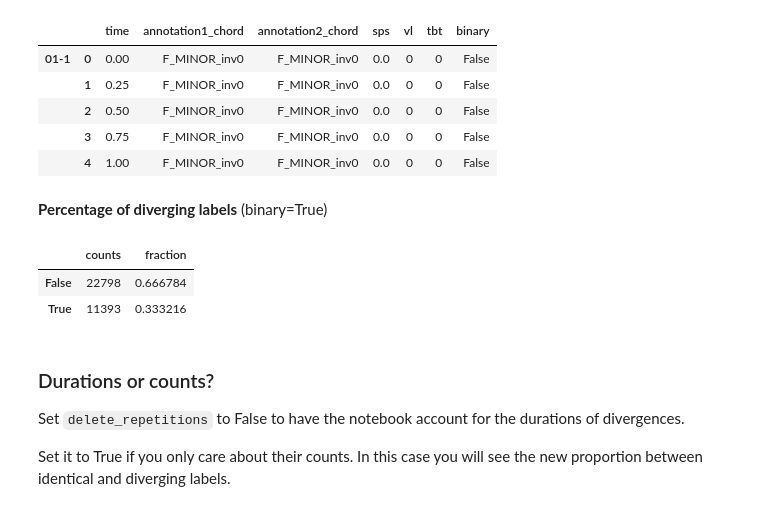
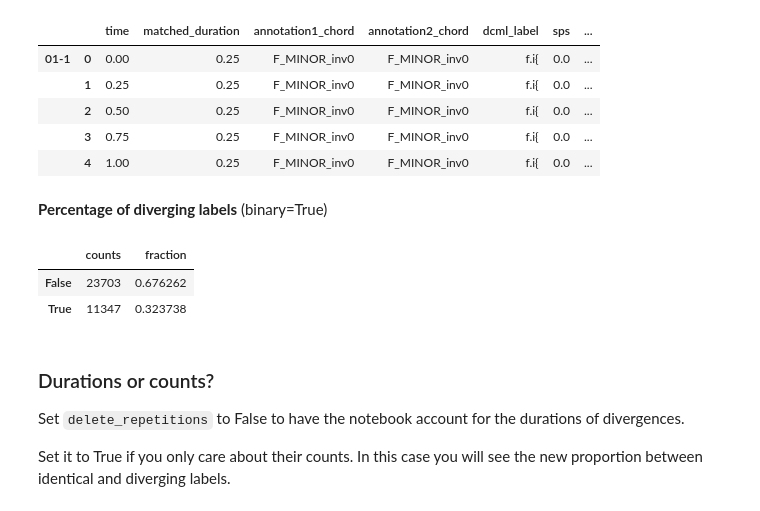
Before and after one commit to DCMLab/chord-eval, a Jupyter notebook: NoteBooks/exploring_differences.ipynb, the cells around one changed output. Drawn from its saved outputs; the diff is of its cells as text; code cells hidden in the pictures.

```diff
--- a/NoteBooks/exploring_differences.ipynb
+++ b/NoteBooks/exploring_differences.ipynb
@@ -13,30 +13,30 @@ def vc(S):
     vc = S.value_counts(dropna=False)
     return pd.concat([vc, vc / vc.sum()], axis=1, keys=['counts', 'fraction'])
 # %%
-data = '../Data/Beethoven_sonata_progression/'
+data = '../Data/sonatas_annotations/progressions'
 csv_files = os.listdir(data)
 fnames = [os.path.splitext(f)[0] for f in csv_files]
 csv_paths = [os.path.join(data, f) for f in csv_files]
 dtypes = dict(binary=bool, vl=int)
 to_frac = lambda f: Fraction(f).limit_denominator(8)
 converters = dict(tbt=to_frac)
 D = pd.concat([pd.read_csv(p, dtype=dtypes, converters=converters) for p in csv_paths], keys=fnames).sort_index()
 D.head()
 # %% [output]
-|  |  | time | annotation1_chord | annotation2_chord | sps | vl | tbt | binary |
-| 01-1 | 0 | 0.00 | F_MINOR_inv0 | F_MINOR_inv0 | 0.0 | 0 | 0 | False |
-|  | 1 | 0.25 | F_MINOR_inv0 | F_MINOR_inv0 | 0.0 | 0 | 0 | False |
-|  | 2 | 0.50 | F_MINOR_inv0 | F_MINOR_inv0 | 0.0 | 0 | 0 | False |
-|  | 3 | 0.75 | F_MINOR_inv0 | F_MINOR_inv0 | 0.0 | 0 | 0 | False |
-|  | 4 | 1.00 | F_MINOR_inv0 | F_MINOR_inv0 | 0.0 | 0 | 0 | False |
+|  |  | time | matched_duration | annotation1_chord | annotation2_chord | dcml_label | sps | ... |
+| 01-1 | 0 | 0.00 | 0.25 | F_MINOR_inv0 | F_MINOR_inv0 | f.i{ | 0.0 | ... |
+|  | 1 | 0.25 | 0.25 | F_MINOR_inv0 | F_MINOR_inv0 | f.i{ | 0.0 | ... |
+|  | 2 | 0.50 | 0.25 | F_MINOR_inv0 | F_MINOR_inv0 | f.i{ | 0.0 | ... |
+|  | 3 | 0.75 | 0.25 | F_MINOR_inv0 | F_MINOR_inv0 | f.i{ | 0.0 | ... |
+|  | 4 | 1.00 | 0.25 | F_MINOR_inv0 | F_MINOR_inv0 | f.i{ | 0.0 | ... |
 # %% [markdown]
 **Percentage of diverging labels** (binary=True)
 # %%
 vc(D.binary)
 # %% [output]
 |  | counts | fraction |
-| False | 22798 | 0.666784 |
-| True | 11393 | 0.333216 |
+| False | 23703 | 0.676262 |
+| True | 11347 | 0.323738 |
 # %% [markdown]
 ### Durations or counts?
 Set `delete_repetitions` to False to have the notebook account for the durations of divergences.
```
Also changed, not shown: parts of 37 cells of this notebook, 4 other files.
